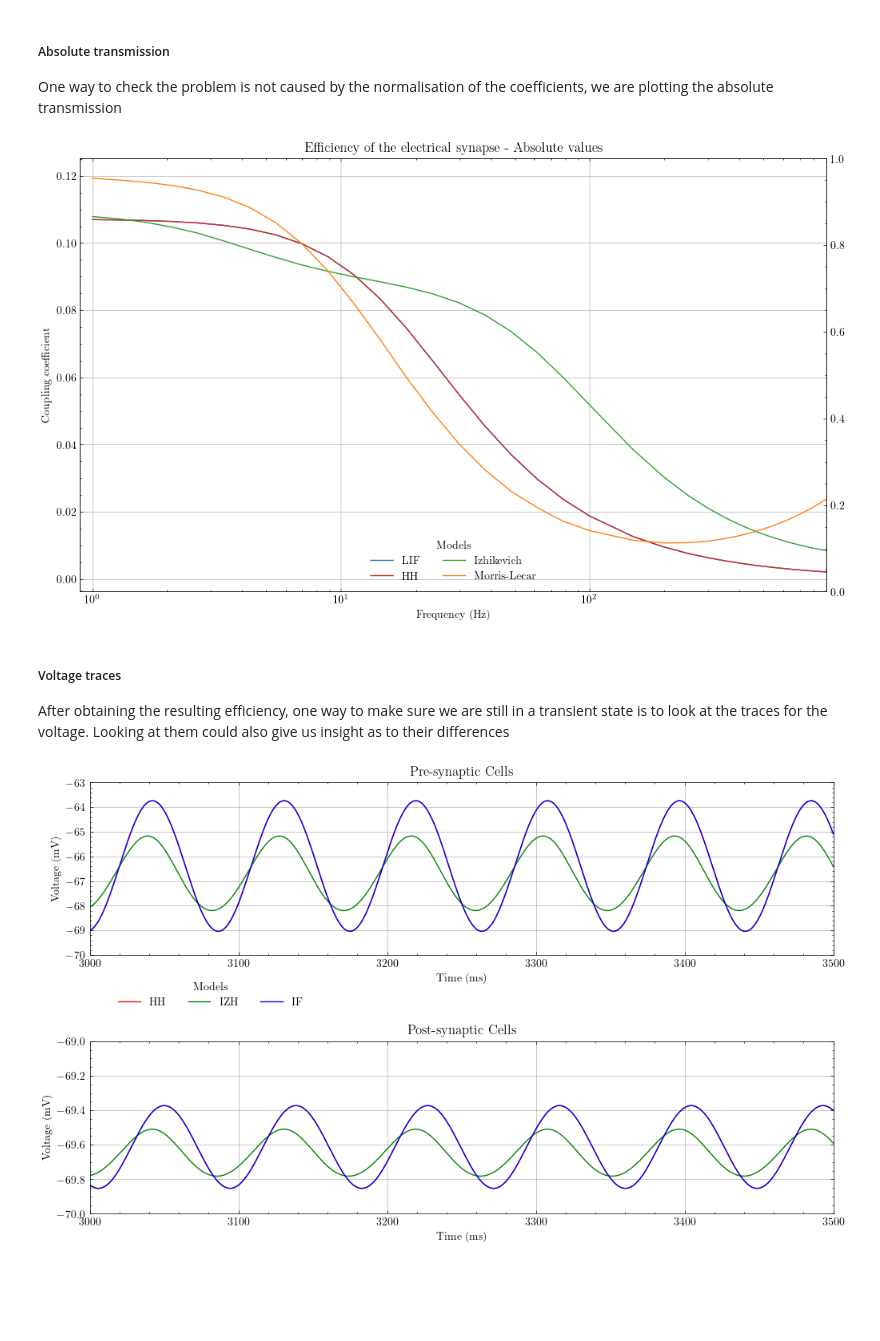
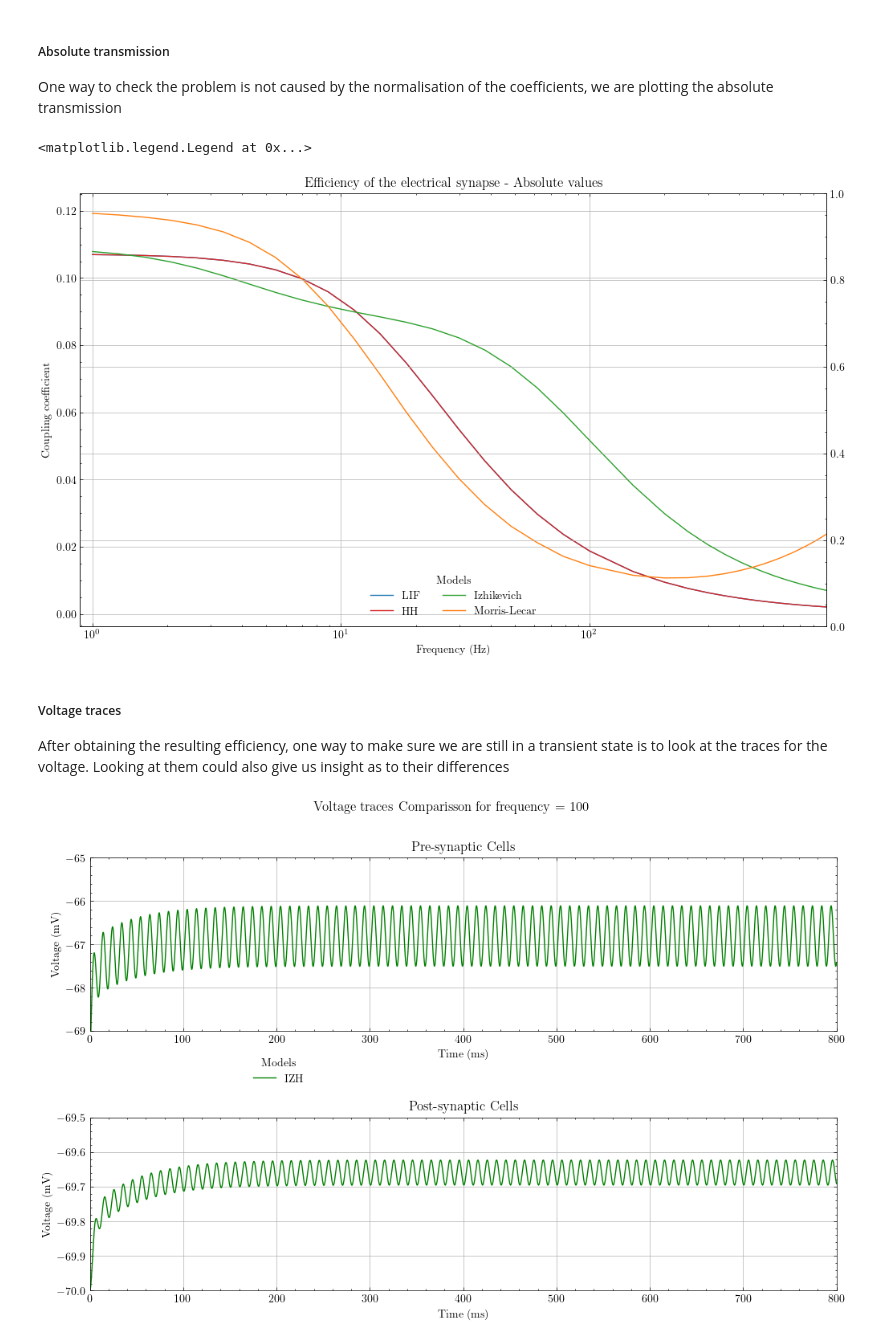
Before and after one commit to Sir-Bip-Bop/Gap-Junction-Coupling-Studies, a Jupyter notebook: NeuronPairs/GHResults_speed.ipynb, the cells around one changed output. Drawn from its saved outputs; the diff is of its cells as text; code cells hidden in the pictures; blank space fills up the shorter version.

```diff
--- a/NeuronPairs/GHResults_speed.ipynb
+++ b/NeuronPairs/GHResults_speed.ipynb
@@ -392,7 +395,7 @@ t = np.linspace(0,t_final,int(t_final/dt))
 f_log = np.linspace(-3,-1,int(2/0.1))
 f = 10**f_log
 extra_f = np.linspace(0.15,0.9,16)
-f = np.append(extra_f)
+f = np.append(f,extra_f)
 
 
 #variables used to store the resulting coefficient and delay
@@ -462,7 +465,7 @@ t = np.linspace(0,t_final,int(t_final/dt))
 f_log = np.linspace(-3,-1,int(2/0.1))
 f = 10**f_log
 extra_f = np.linspace(0.15,0.9,16)
-f = np.append(extra_f)
+f = np.append(f,extra_f)
 
 
 #variables used to store the resulting coefficient and delay
@@ -533,7 +536,7 @@ t = np.linspace(0,t_final,int(t_final/dt))
 f_log = np.linspace(-3,-1,int(2/0.1))
 f = 10**f_log
 extra_f = np.linspace(0.15,0.9,16)
-f = np.append(extra_f)
+f = np.append(f,extra_f)
 
 
 #variables used to store the resulting coefficient and delay
@@ -561,7 +564,7 @@ for i in range(0,len(f)):
 
     #computing the efficiency, chunking off the initial part of the simulation to ensure that we are on the steady state
     if i < 9:
-        coef[i] = ( np.max(data4b_Ish[10000:end-1,1]) - np.min(data4b_Ish[10000:end-1,1]) ) / ( np.max(data4b_Ish[10000:end-1,0]) - np.min(data4b_Ish[10000:end-1,0]) )
+        coef[i] = ( np.max(data4b_Ish[70000:end-1,1]) - np.min(data4b_Ish[70000:end-1,1]) ) / ( np.max(data4b_Ish[70000:end-1,0]) - np.min(data4b_Ish[70000:end-1,0]) )
 
 
         time_diff, residue  = project.utils.phases(data4b_Ish[10000:end-1],dt)
@@ -569,7 +572,7 @@ for i in range(0,len(f)):
         if phases_test[i] > 90:
             phases_test[i] = 90 - abs(phases_test[i]-90)
     else:
-        coef[i] = ( np.max(data4b_Ish[10000:end-1,1]) - np.min(data4b_Ish[10000:end-1,1]) ) / ( np.max(data4b_Ish[10000:end-1,0]) - np.min(data4b_Ish[10000:end-1,0]) )
+        coef[i] = ( np.max(data4b_Ish[70000:end-1,1]) - np.min(data4b_Ish[70000:end-1,1]) ) / ( np.max(data4b_Ish[70000:end-1,0]) - np.min(data4b_Ish[70000:end-1,0]) )
 
 
         time_diff, residue  = project.utils.phases(data4b_Ish[80000:end-1,:],dt)
@@ -603,7 +606,7 @@ t = np.linspace(0,t_final,int(t_final/dt))
 f_log = np.linspace(-3,-1,int(2/0.1))
 f = 10**f_log
 extra_f = np.linspace(0.15,0.9,16)
-f = np.append(extra_f)
+f = np.append(f,extra_f)
 
 
 #variables used to store the resulting coefficient and delay
@@ -718,6 +722,7 @@ ax1.plot(fML,coef_ML_og, color = 'tab:orange', label = 'Morris-Lecar')
 
 ax1.legend(title='Models',ncols=2, loc = 'lower center')
 # %% [output]
+<matplotlib.legend.Legend at 0x...>
 [figure]
 # %% [markdown]
 ##### Voltage traces
@@ -727,32 +732,32 @@ us insight as to their differences
 # %%
 time = np.linspace(0,t_final,int(t_final/dt))
 fig, (ax1, ax2) = plt.subplots(2,1)
 
-plt.title('Voltage traces Comparisson for frequency %f', f[19])
+fig.suptitle('Voltage traces Comparisson for frequency = ' + str(int(f[19])))
 fig.subplots_adjust(hspace=0.5)
 ax1.set_xlabel('Time (ms)')
 ax2.set_xlabel('Time (ms) ')
 ax1.set_ylabel('Voltage (mV)')
 ax2.set_ylabel('Voltage (mV)')
 ax1.tick_params(axis = 'y')
 ax2.tick_params(axis = 'y')
 
 ax1.title.set_text('Pre-synaptic Cells')
 ax2.title.set_text('Post-synaptic Cells')
 
-ax1.plot(time,data_HH_total_1[19,:], color = 'red', label = 'HH')
+#ax1.plot(time,data_HH_total_1[19,:], color = 'red', label = 'HH')
 ax1.plot(time,data_IZH_total_1[19,:], color= 'green', label = 'IZH')
-ax1.plot(time,data_IF_total_1[19,:], color = 'blue', label = 'IF')
-ax1.set_xlim(3000,3500)
+#ax1.plot(time,data_IF_total_1[19,:], color = 'blue', label = 'IF')
+ax1.set_xlim(0,800)
 ax1.set_ylim(-69,-65)
 
-ax2.plot(time,data_HH_total_2[19,:], color = 'red')
+#ax2.plot(time,data_HH_total_2[19,:], color = 'red')
 ax2.plot(time,data_IZH_total_2[19,:], color= 'green')
-ax2.plot(time,data_IF_total_2[19,:], color = 'blue')
-ax2.set_xlim(3000,3500)
+#ax2.plot(time,data_IF_total_2[19,:], color = 'blue')
+ax2.set_xlim(0,800)
 ax2.set_ylim(-70,-69.5)
 
 ax1.legend(title='Models',bbox_to_anchor =( 0.3,-0.1), ncols = 3 )
 plt.show()
 # %% [output]
-[figure, old version]
+[figure, new version]
```
Also changed, not shown: parts of 6 cells of this notebook, 12 other files.
